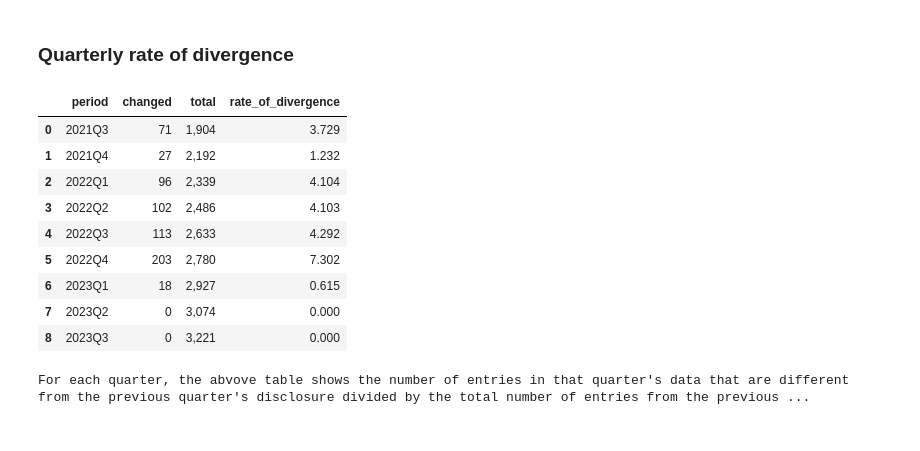
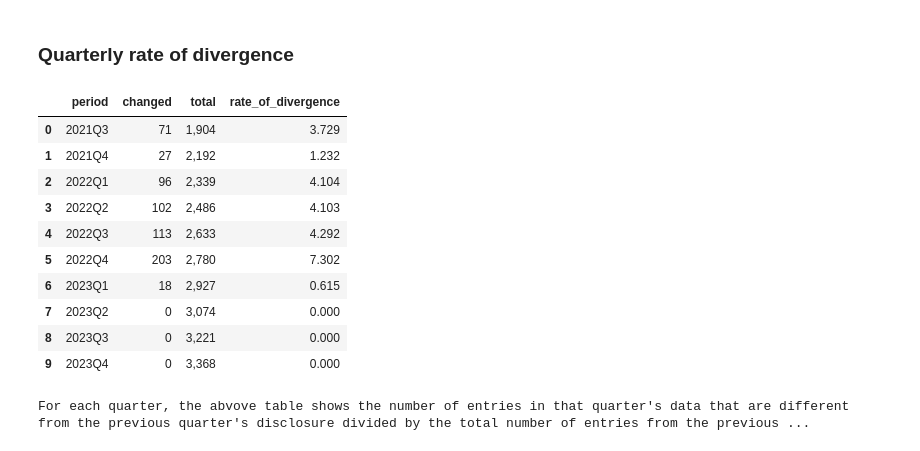
Before and after one commit to apparebit/diaphanous, a Jupyter notebook: analysis/meta.ipynb, the cells around one changed output. Drawn from its saved outputs; the diff is of its cells as text; code cells hidden in the pictures.

```diff
--- a/analysis/meta.ipynb
+++ b/analysis/meta.ipynb
@@ -244,7 +232,7 @@ show(
     """
 )
 
-meta_disclosures = meta.read_all('../data')
+meta_disclosures = meta.read_all('../data/meta')
 meta_differences = meta.diff_all(meta_disclosures)
 
 for p1, delta in meta_differences.items():
@@ -337,24 +325,25 @@ Content Restored with appeal
 # %%
 show(f'<h3>Quarterly rate of divergence</h3>')
-show(meta.rate_of_divergence(meta_disclosures, meta_differences), emit_latex=True)
+show(meta.rate_of_divergence(meta_disclosures, meta_differences))
 show(
     """
     For each quarter, the abvove table shows the number of entries in that
     quarter's data that are different from the previous quarter's disclosure
     divided by the total number of entries from the previous quarter. In other
     words, newly added data points do not figure into this rate.
     """
 )
 # %% [output]
 Quarterly rate of divergence
 |  | period | changed | total | rate_of_divergence |
 | 0 | 2021Q3 | 71 | 1,904 | 3.729 |
 | 1 | 2021Q4 | 27 | 2,192 | 1.232 |
 | 2 | 2022Q1 | 96 | 2,339 | 4.104 |
 | 3 | 2022Q2 | 102 | 2,486 | 4.103 |
 | 4 | 2022Q3 | 113 | 2,633 | 4.292 |
 | 5 | 2022Q4 | 203 | 2,780 | 7.302 |
 | 6 | 2023Q1 | 18 | 2,927 | 0.615 |
 | 7 | 2023Q2 | 0 | 3,074 | 0.000 |
 | 8 | 2023Q3 | 0 | 3,221 | 0.000 |
+| 9 | 2023Q4 | 0 | 3,368 | 0.000 |
 For each quarter, the abvove table shows the number of entries in that quarter's data that are different from the previous quarter's disclosure divided by the total number of entries from the previous ...
```
Also changed, not shown: parts of 6 cells of this notebook, 4 other files.
